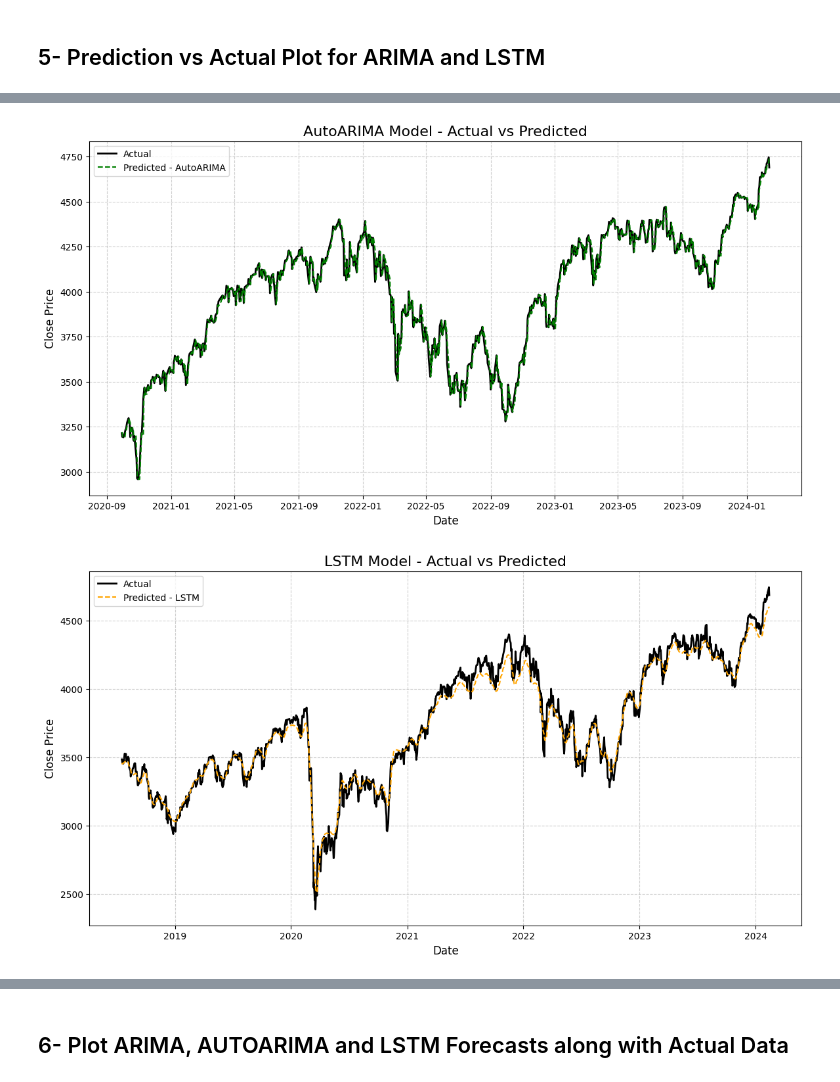
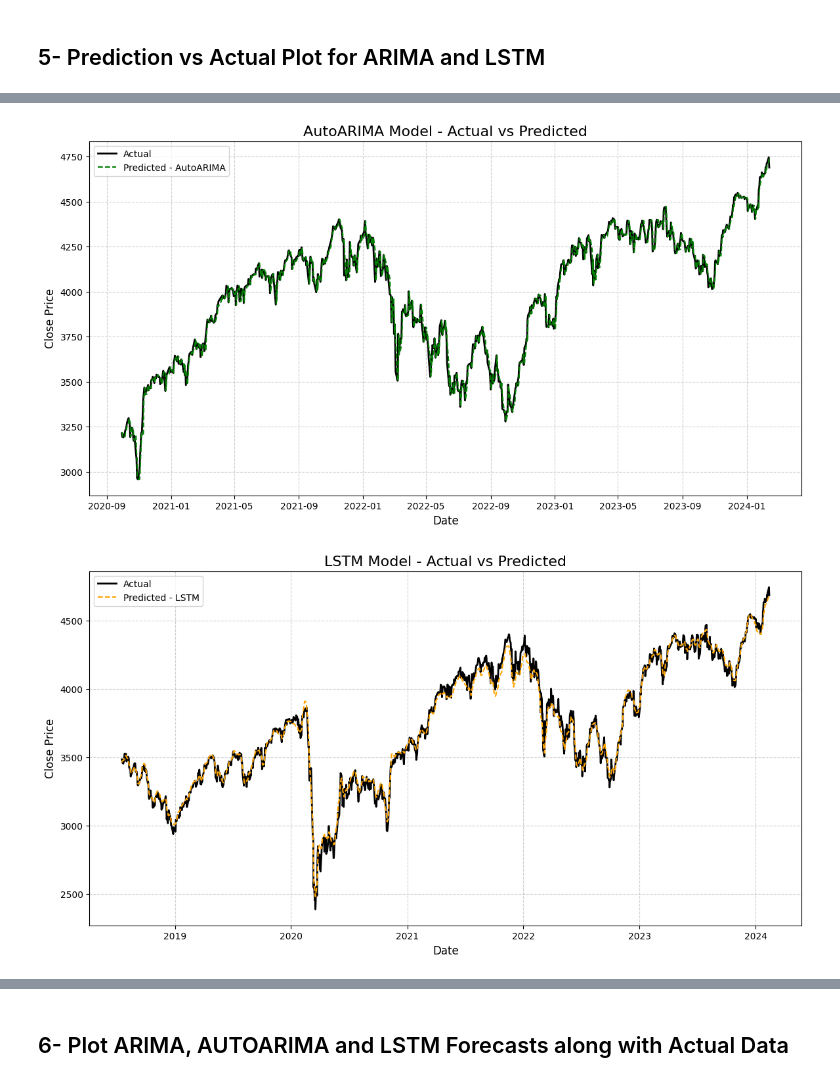
Before and after one commit to Fabio-Poli/CCT-Thesis-Project, a Jupyter notebook: Project_Code/Project Sep 2024.ipynb, the cells around one changed output, grey strips where cells are left out. Cells and saved outputs as stored; diff of their text form; code cells hidden in the pictures.

```diff
--- a/Project_Code/Project Sep 2024.ipynb
+++ b/Project_Code/Project Sep 2024.ipynb
@@ -2835,13 +2841,0 @@ Model loaded from 'best_op_model.h5'
-# %%
-look_back = 30
-X, y, scaler_series, scaler_exog, dates = prepare_data(dataset_knn_pandas, look_back)
-
-# Split the data into training and testing sets
-train_size = int(len(X) * 0.67)
-X_train, X_test = X[:train_size], X[train_size:]
-y_train, y_test = y[:train_size], y[train_size:]
-train_dates, test_dates = dates[:train_size], dates[train_size:]
-
-# Adjust lengths to match
-min_length = min(len(test_dates), len(lstm_real))
-lstm_test_dates_aligned = test_dates[:min_length]
@@ -2897,6 +2919,32 @@ NameError: name 'metrics' is not defined
 # %% [markdown]
 ## 5- Prediction vs Actual Plot for ARIMA and LSTM
 # %%
+# ----------------------- Variable Definitions ----------------------- #
+
+# For LSTM Model
+# look_back'
+look_back = 30
+
+# Calculate the number of training samples
+num_train_samples = len(X_train)
+
+# Get the indices for the test set
+test_indices = range(num_train_samples + look_back, len(dataset_knn_pandas))
+
+# Extract the dates corresponding to the test set
+lstm_test_dates = dataset_knn_pandas.index[test_indices]
+
+# Align the dates with the predictions (since predictions start after 'look_back' steps)
+lstm_test_dates_aligned = lstm_test_dates
+
+# Extract the actual 'Close' prices for the test set
+lstm_real = dataset_knn_pandas['Close'].iloc[test_indices].values
+
+# Ensure 'lstm_predicted' is a NumPy array
+lstm_predicted = lstm_predicted.flatten()
+
+# ----------------------- Plotting ----------------------- #
+
 # ARIMA vs Actual
 plt.figure(figsize=(14, 7))
 plt.plot(arima_test.index, arima_test, color='black', label='Actual', linewidth=2)
@@ -2905,32 +2953,32 @@ plt.title('ARIMA Model - Actual vs Predicted', fontsize=16)
 plt.xlabel('Date', fontsize=12)
 plt.ylabel('Close Price', fontsize=12)
 plt.legend(loc='best')
 plt.grid(True, linestyle='--', alpha=0.6)
 plt.show()
 
 # AutoARIMA vs Actual
 plt.figure(figsize=(14, 7))
 plt.plot(autoarima_test.index, autoarima_test, color='black', label='Actual', linewidth=2)
 plt.plot(autoarima_predicted.index, autoarima_predicted, color='green', label='Predicted - AutoARIMA', linestyle='dashed')
 plt.title('AutoARIMA Model - Actual vs Predicted', fontsize=16)
 plt.xlabel('Date', fontsize=12)
 plt.ylabel('Close Price', fontsize=12)
 plt.legend(loc='best')
 plt.grid(True, linestyle='--', alpha=0.6)
 plt.show()
 
 # LSTM vs Actual
 plt.figure(figsize=(14, 7))
 plt.plot(lstm_test_dates_aligned, lstm_real, color='black', label='Actual', linewidth=2)
 plt.plot(lstm_test_dates_aligned, lstm_predicted, color='orange', label='Predicted - LSTM', linestyle='dashed')
 plt.title('LSTM Model - Actual vs Predicted', fontsize=16)
 plt.xlabel('Date', fontsize=12)
 plt.ylabel('Close Price', fontsize=12)
 plt.legend(loc='best')
 plt.grid(True, linestyle='--', alpha=0.6)
 plt.show()
 # %% [output]
 [figure]
 [figure]
-[figure, old version]
+[figure, new version]
 # %%
```
Also changed, not shown: parts of 22 cells of this notebook.
